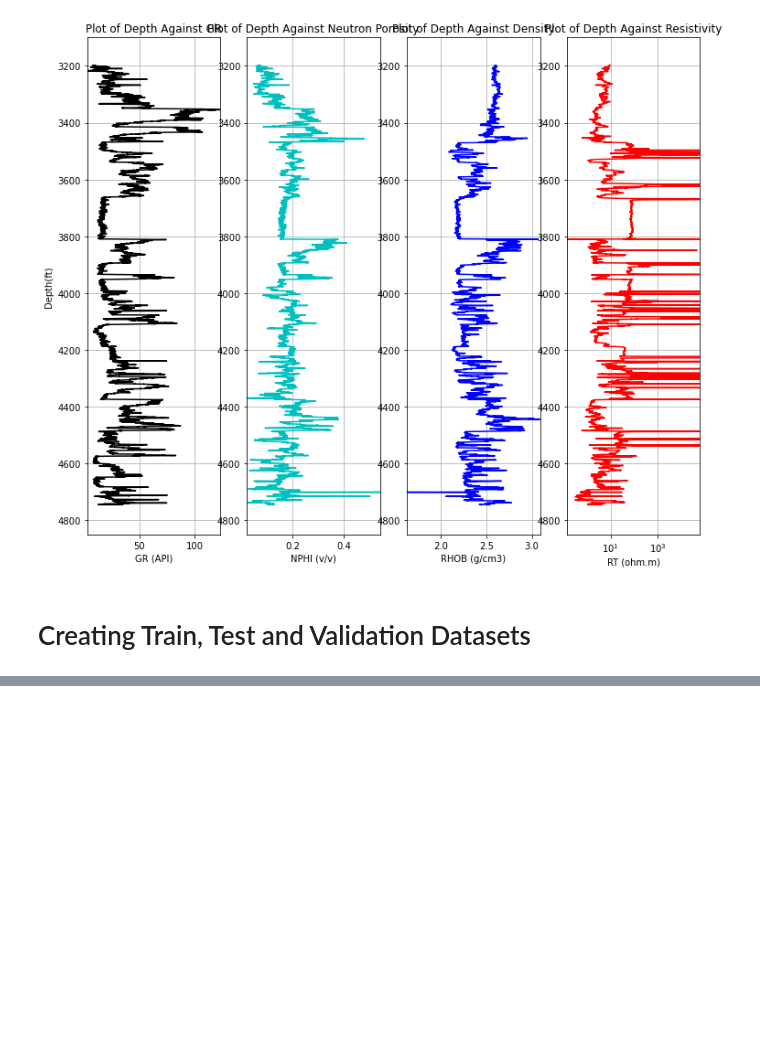
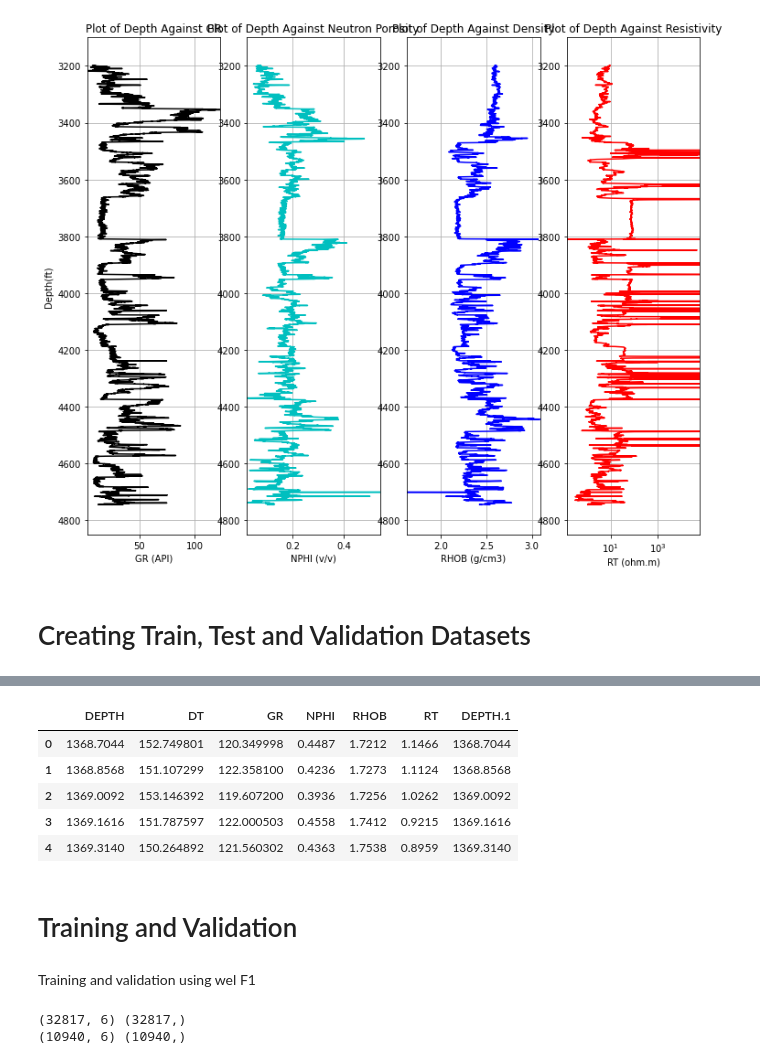
Before and after one commit to olawaleibrahim/PETROPHYSICAL-INTERPRETATION, a Jupyter notebook: RESEARCH.ipynb, the cells around one changed output, grey strips where cells are left out. Saved outputs shown, nothing was run; the diff lists cells and outputs as text; code cells hidden in the pictures; blank space fills up the shorter version.

```diff
--- a/RESEARCH.ipynb
+++ b/RESEARCH.ipynb
@@ -421,0 +475,26 @@ f12_edited.to_csv('f12_edited.csv')
+# %%
+f12.head()
+# %% [output]
+|  | DEPTH | DT | GR | NPHI | RHOB | RT | DEPTH.1 |
+| 0 | 1368.7044 | 152.749801 | 120.349998 | 0.4487 | 1.7212 | 1.1466 | 1368.7044 |
+| 1 | 1368.8568 | 151.107299 | 122.358100 | 0.4236 | 1.7273 | 1.1124 | 1368.8568 |
+| 2 | 1369.0092 | 153.146392 | 119.607200 | 0.3936 | 1.7256 | 1.0262 | 1369.0092 |
+| 3 | 1369.1616 | 151.787597 | 122.000503 | 0.4558 | 1.7412 | 0.9215 | 1369.1616 |
+| 4 | 1369.3140 | 150.264892 | 121.560302 | 0.4363 | 1.7538 | 0.8959 | 1369.3140 |
+# %% [markdown]
+# Training and Validation
+# %% [markdown]
+Training and validation using wel F1
+# %%
+#label = f1_valid['DT']
+#train = f1_valid.drop('DT', axis=1)
+
+x_train, x_test, y_train, y_test = ms.train_test_split(train, label,
+                                                       test_size=0.25,
+                                                       random_state=42)
+
+print(x_train.shape, y_train.shape)
+print(x_test.shape, y_test.shape)
+# %% [output]
+(32817, 6) (32817,)
+(10940, 6) (10940,)
```
Also changed, not shown: parts of 14 cells of this notebook.
